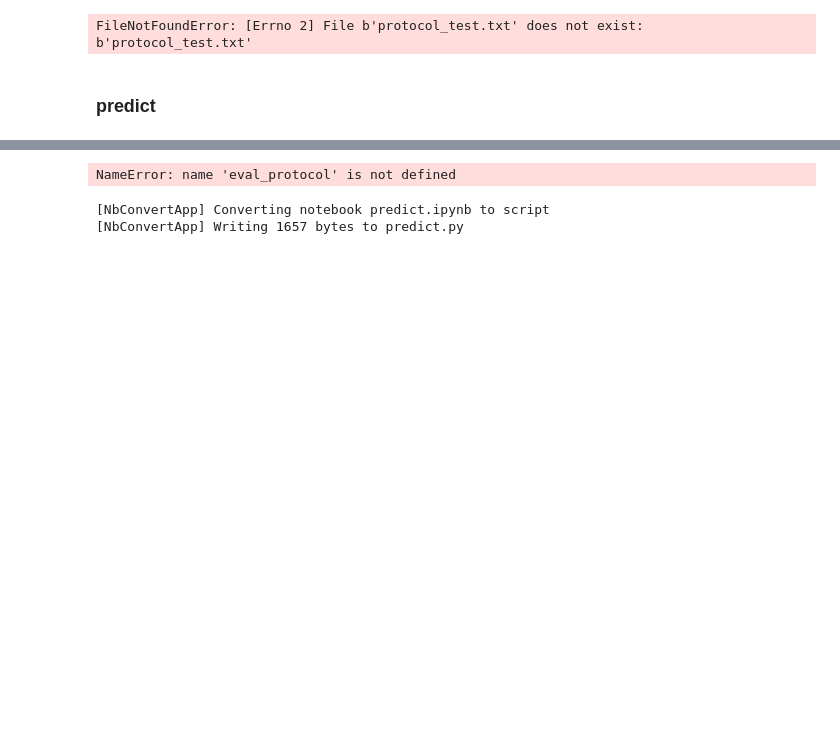
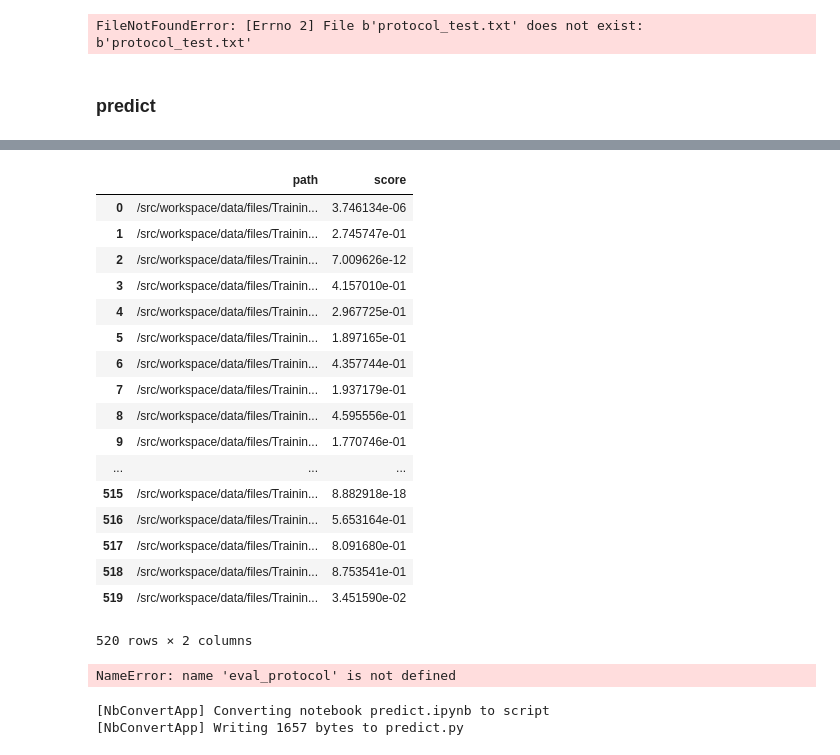
Before and after one commit to stas6626/IDRnd, a Jupyter notebook: solutions/predict.ipynb, the cells around one changed output, grey strips where cells are left out. Drawn from its saved outputs; the diff is of its cells as text; code cells hidden in the pictures; blank space fills up the shorter version.

```diff
--- a/solutions/predict.ipynb
+++ b/solutions/predict.ipynb
@@ -27,6 +27,7 @@ FileNotFoundError: [Errno 2] File b'protocol_test.txt' does not exist: b'protoco
 # %%
 post_transform = transforms.Compose([
     ToMellSpec(n_mels=128),
+    Normalize_predef(-29.6179, 16.6342),
     librosa.power_to_db,
     PadOrClip(150),
     ToTensor(),
@@ -43,11 +122,11 @@ test_dataset = Test_Dataset(X[:520], post_transform)
 
 test_loader = DataLoader(test_dataset, batch_size=250, shuffle=False)
 
-model = resnet34(num_classes=1).cuda()
+model = resnet18(num_classes=1).cuda()
 
 #model.load_state_dict(torch.load('models/simple_old_conv.pt'))
 #model_dst = torch.nn.DataParallel(model, device_ids=[0, 1]).cuda()
 #torch.save(model_dst.module.state_dict(),  'models/kaggle2_nonparallel.pt')
 model.eval()
-model.load_state_dict(torch.load('models/kaggle2_nonparallel.pt'))
+model.load_state_dict(torch.load('models/resnet_18_last_epoch.pt'))
 pred = hm.predict_on_test(test_loader, model)
@@ -56,6 +139,27 @@ mda = pd.DataFrame()
 mda["path"] = X[:520]
 # %%
 mda["score"] = pred.values
+# %%
+mda
+# %% [output]
+|  | path | score |
+| 0 | /src/workspace/data/files/Trainin... | 3.746134e-06 |
+| 1 | /src/workspace/data/files/Trainin... | 2.745747e-01 |
+| 2 | /src/workspace/data/files/Trainin... | 7.009626e-12 |
+| 3 | /src/workspace/data/files/Trainin... | 4.157010e-01 |
+| 4 | /src/workspace/data/files/Trainin... | 2.967725e-01 |
+| 5 | /src/workspace/data/files/Trainin... | 1.897165e-01 |
+| 6 | /src/workspace/data/files/Trainin... | 4.357744e-01 |
+| 7 | /src/workspace/data/files/Trainin... | 1.937179e-01 |
+| 8 | /src/workspace/data/files/Trainin... | 4.595556e-01 |
+| 9 | /src/workspace/data/files/Trainin... | 1.770746e-01 |
+| ... | ... | ... |
+| 515 | /src/workspace/data/files/Trainin... | 8.882918e-18 |
+| 516 | /src/workspace/data/files/Trainin... | 5.653164e-01 |
+| 517 | /src/workspace/data/files/Trainin... | 8.091680e-01 |
+| 518 | /src/workspace/data/files/Trainin... | 8.753541e-01 |
+| 519 | /src/workspace/data/files/Trainin... | 3.451590e-02 |
+520 rows × 2 columns
 # %%
 eval_protocol["score"] = pred.values
 eval_protocol[['path', 'score']].to_csv('answers.csv', index=None)
```
Also changed, not shown: parts of 15 cells of this notebook, 26 other files.
